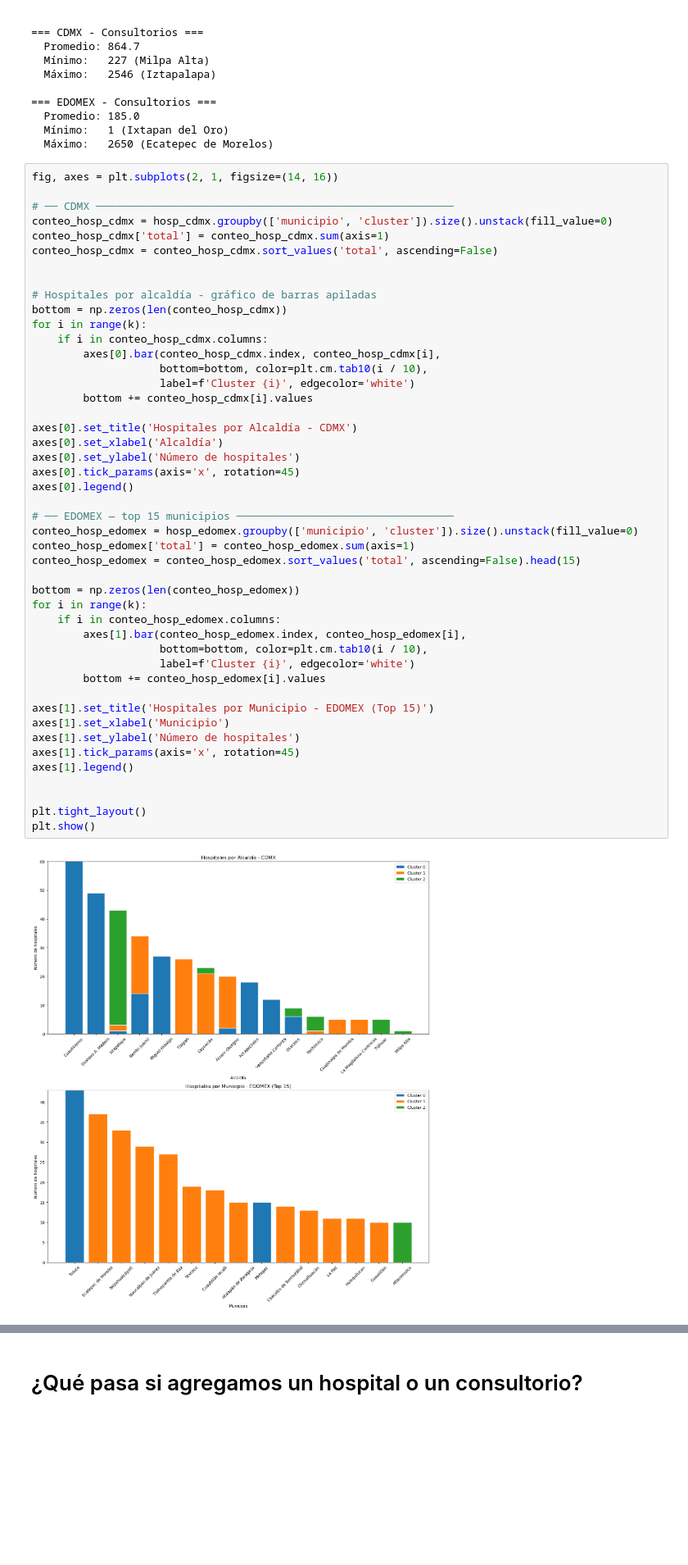
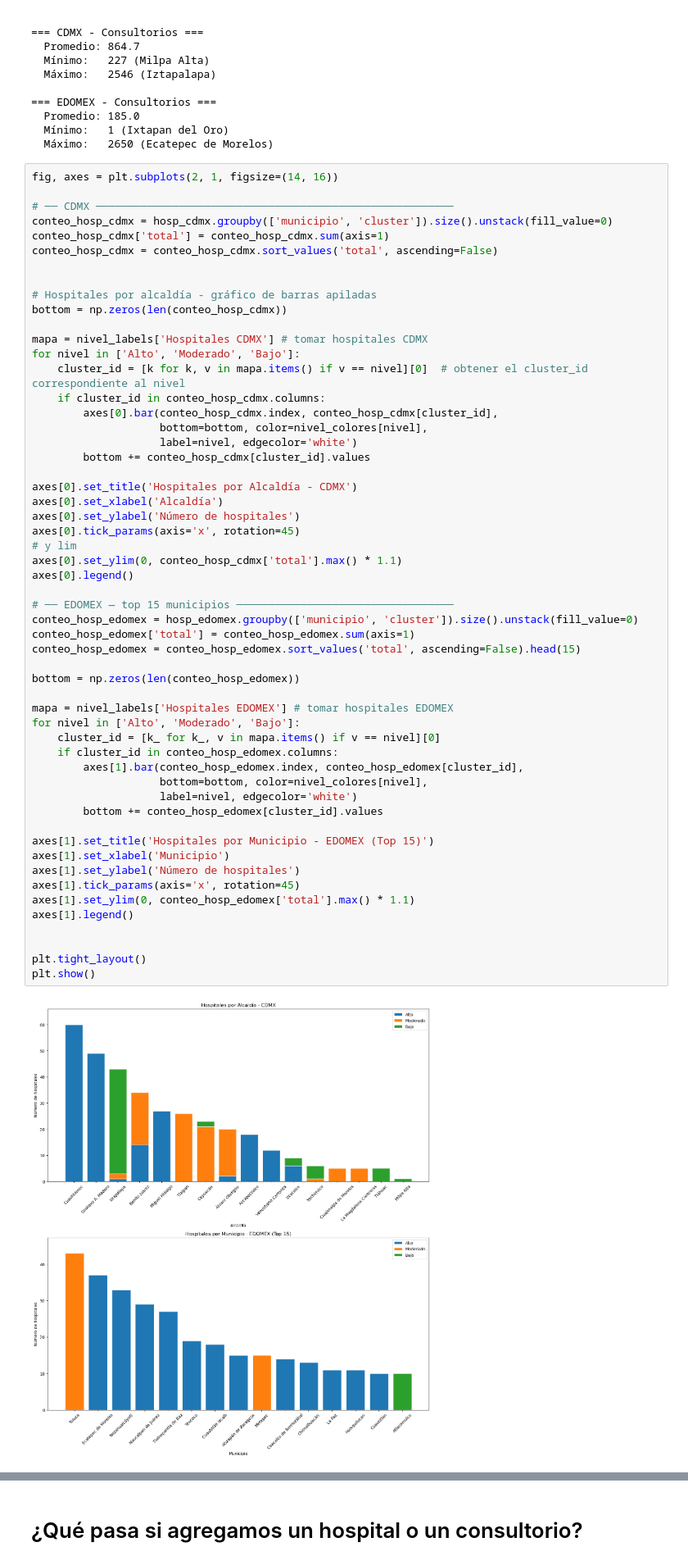
Before and after one commit to A01659576/An-lisis-de-Datos-econ-micos-Geolocalizados-utilizando-Persistencia-Homol-gica, a Jupyter notebook: RetoTopologia62.ipynb, the cells around one changed output, grey strips where cells are left out. Shown at 82% size. Drawn from its saved outputs; the diff is of its cells as text; blank space fills up the shorter version.

```diff
--- a/RetoTopologia62.ipynb
+++ b/RetoTopologia62.ipynb
@@ -1571,46 +1598,55 @@ conteo_hosp_cdmx = hosp_cdmx.groupby(['municipio', 'cluster']).size().unstack(fi
 conteo_hosp_cdmx['total'] = conteo_hosp_cdmx.sum(axis=1)
 conteo_hosp_cdmx = conteo_hosp_cdmx.sort_values('total', ascending=False)
 
 
 # Hospitales por alcaldía - gráfico de barras apiladas
 bottom = np.zeros(len(conteo_hosp_cdmx))
-for i in range(k):
-    if i in conteo_hosp_cdmx.columns:
-        axes[0].bar(conteo_hosp_cdmx.index, conteo_hosp_cdmx[i],
-                    bottom=bottom, color=plt.cm.tab10(i / 10),
-                    label=f'Cluster {i}', edgecolor='white')
-        bottom += conteo_hosp_cdmx[i].values
+
+mapa = nivel_labels['Hospitales CDMX'] # tomar hospitales CDMX
+for nivel in ['Alto', 'Moderado', 'Bajo']:
+    cluster_id = [k for k, v in mapa.items() if v == nivel][0]  # obtener el cluster_id correspondiente al nivel
+    if cluster_id in conteo_hosp_cdmx.columns:
+        axes[0].bar(conteo_hosp_cdmx.index, conteo_hosp_cdmx[cluster_id],
+                    bottom=bottom, color=nivel_colores[nivel],
+                    label=nivel, edgecolor='white')
+        bottom += conteo_hosp_cdmx[cluster_id].values
 
 axes[0].set_title('Hospitales por Alcaldía - CDMX')
 axes[0].set_xlabel('Alcaldía')
 axes[0].set_ylabel('Número de hospitales')
 axes[0].tick_params(axis='x', rotation=45)
+# y lim
+axes[0].set_ylim(0, conteo_hosp_cdmx['total'].max() * 1.1)
 axes[0].legend()
 
 # ── EDOMEX — top 15 municipios ──────────────────────────────────
 conteo_hosp_edomex = hosp_edomex.groupby(['municipio', 'cluster']).size().unstack(fill_value=0)
 conteo_hosp_edomex['total'] = conteo_hosp_edomex.sum(axis=1)
 conteo_hosp_edomex = conteo_hosp_edomex.sort_values('total', ascending=False).head(15)
 
 bottom = np.zeros(len(conteo_hosp_edomex))
-for i in range(k):
-    if i in conteo_hosp_edomex.columns:
-        axes[1].bar(conteo_hosp_edomex.index, conteo_hosp_edomex[i],
-                    bottom=bottom, color=plt.cm.tab10(i / 10),
-                    label=f'Cluster {i}', edgecolor='white')
-        bottom += conteo_hosp_edomex[i].values
+
+mapa = nivel_labels['Hospitales EDOMEX'] # tomar hospitales EDOMEX
+for nivel in ['Alto', 'Moderado', 'Bajo']:
+    cluster_id = [k_ for k_, v in mapa.items() if v == nivel][0]
+    if cluster_id in conteo_hosp_edomex.columns:
+        axes[1].bar(conteo_hosp_edomex.index, conteo_hosp_edomex[cluster_id],
+                    bottom=bottom, color=nivel_colores[nivel],
+                    label=nivel, edgecolor='white')
+        bottom += conteo_hosp_edomex[cluster_id].values
 
 axes[1].set_title('Hospitales por Municipio - EDOMEX (Top 15)')
 axes[1].set_xlabel('Municipio')
 axes[1].set_ylabel('Número de hospitales')
 axes[1].tick_params(axis='x', rotation=45)
+axes[1].set_ylim(0, conteo_hosp_edomex['total'].max() * 1.1)
 axes[1].legend()
 
 
 plt.tight_layout()
 plt.show()
 # %% [output]
-[figure, old version]
+[figure, new version]
 # %%
 fig, axes = plt.subplots(2, 1, figsize=(14, 16))
 
```
Also changed, not shown: parts of 6 cells of this notebook.
